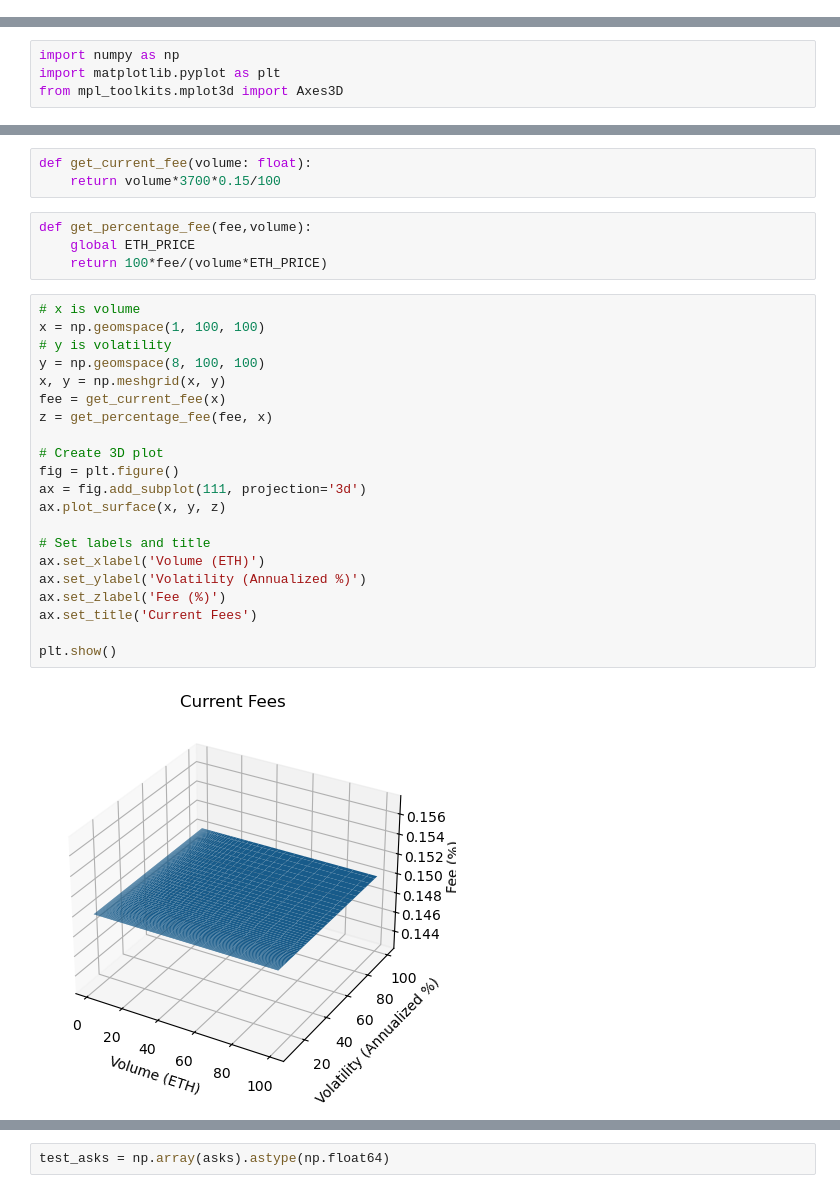
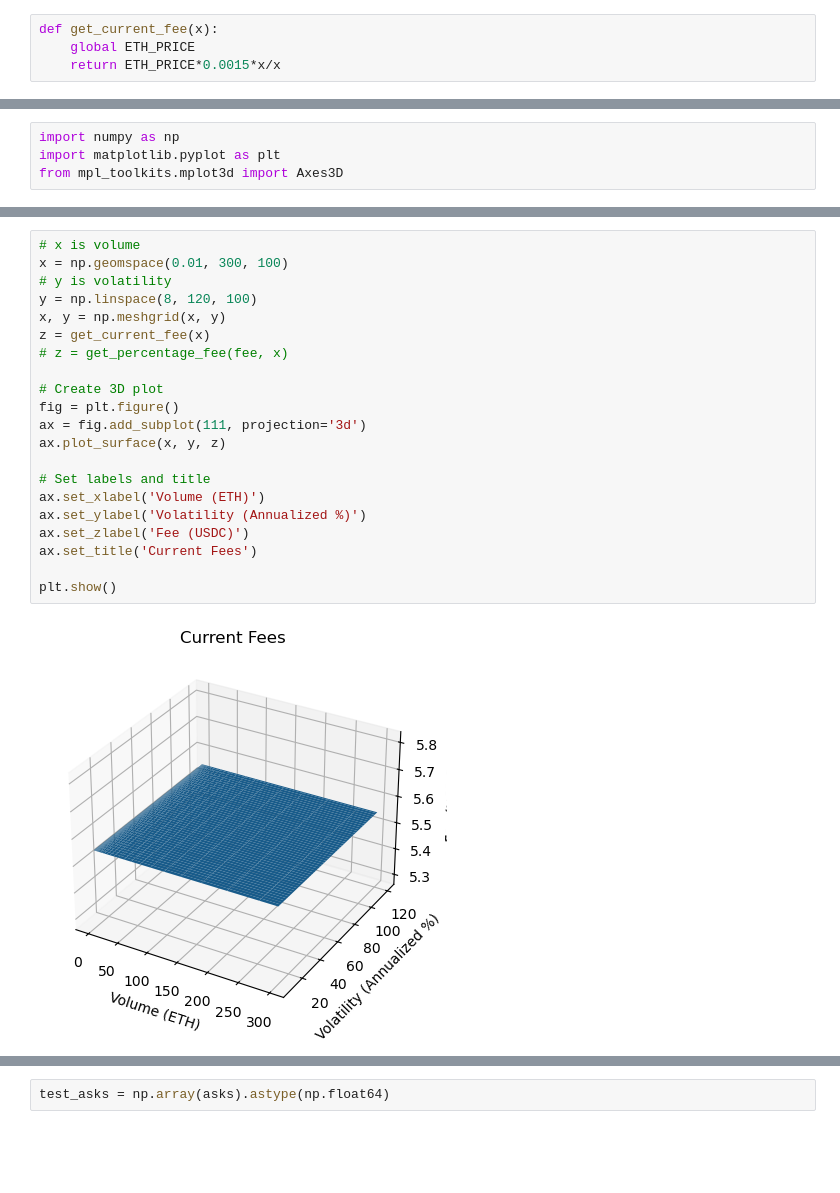
Before and after one commit to jpw993/ethlondon_dynamicfeehook, a Jupyter notebook: datascience/Fees.ipynb, the cells around one changed output, grey strips where cells are left out. Saved outputs shown, nothing was run; the diff lists cells and outputs as text; blank space fills up the shorter version.

```diff
--- a/datascience/Fees.ipynb
+++ b/datascience/Fees.ipynb
@@ -65,4 +51,8 @@ ETH_PRICE = 3700
 # %% [markdown]
 If our price > market price, a seller would move us closer to market price, get_trade_reduces_gap() is false
 If our price < market price, a seller would move us further from market price, get_trade_reduces_gap() is true
+# %%
+def get_current_fee(x):
+    global ETH_PRICE
+    return ETH_PRICE*0.0015*x/x
 # %%
@@ -187,30 +170,23 @@ plt.show()
-# %%
-def get_current_fee(volume: float):
-    return volume*3700*0.15/100
-# %%
-def get_percentage_fee(fee,volume):
-    global ETH_PRICE
-    return 100*fee/(volume*ETH_PRICE)
 # %%
 # x is volume
-x = np.geomspace(1, 100, 100)
+x = np.geomspace(0.01, 300, 100)
 # y is volatility
-y = np.geomspace(8, 100, 100)
+y = np.linspace(8, 120, 100)
 x, y = np.meshgrid(x, y)
-fee = get_current_fee(x)
-z = get_percentage_fee(fee, x)
+z = get_current_fee(x)
+# z = get_percentage_fee(fee, x)
 
 # Create 3D plot
 fig = plt.figure()
 ax = fig.add_subplot(111, projection='3d')
 ax.plot_surface(x, y, z)
 
 # Set labels and title
 ax.set_xlabel('Volume (ETH)')
 ax.set_ylabel('Volatility (Annualized %)')
-ax.set_zlabel('Fee (%)')
+ax.set_zlabel('Fee (USDC)')
 ax.set_title('Current Fees')
 
 plt.show()
 # %% [output]
-[figure, old version]
+[figure, new version]
```
Also changed, not shown: parts of 27 cells of this notebook.
